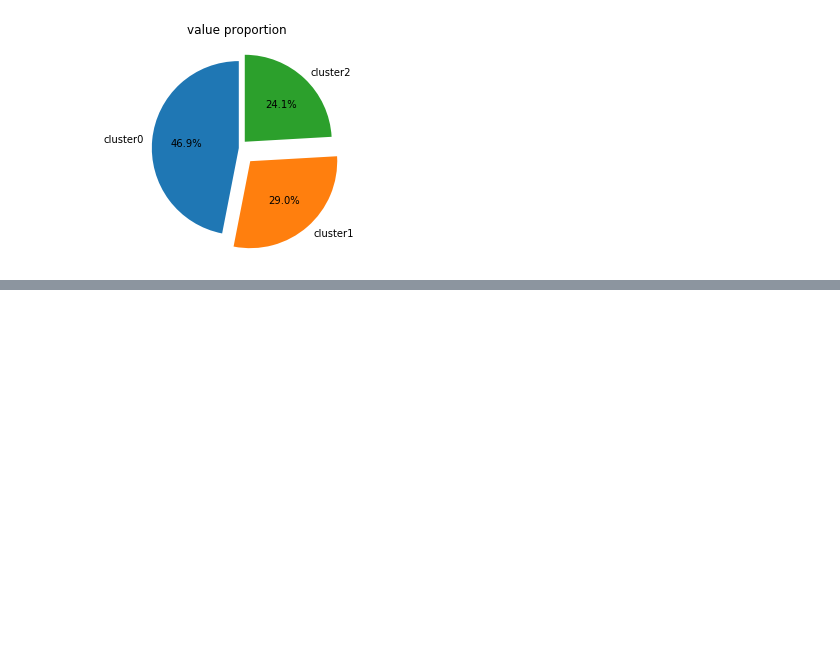
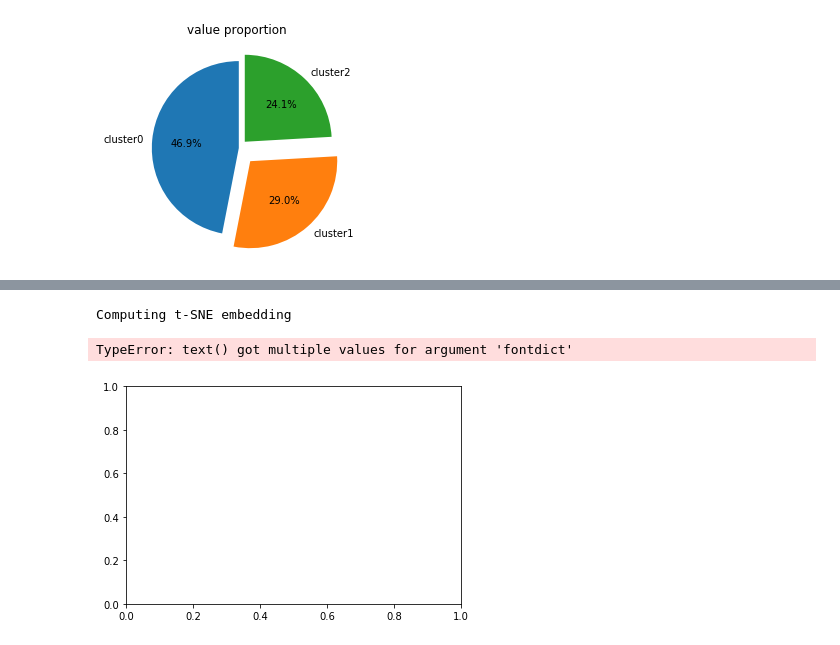
Before and after one commit to greatofdream/bigdata, a Jupyter notebook: Untitled.ipynb, the cells around one changed output, grey strips where cells are left out. Cells and saved outputs as stored; diff of their text form; code cells hidden in the pictures; blank space fills up the shorter version.

```diff
--- a/Untitled.ipynb
+++ b/Untitled.ipynb
@@ -305,0 +334,21 @@ Text(0.5, 1.0, 'value proportion ')
+# %%
+def plot3_embedding(X, title=None):
+    x_min, x_max = np.min(X, 0),np.max(X, 0)
+    X=(X -x_min)/(x_max - x_min)
+    plt.figure()
+    ax = plt.subplot(111)
+    for i in range(X.shape[0]):
+        plt.scatter(X[i, 0], X[i, 1],X[i,2], c=plt.cm.Set1(y/3))
+    plt.xticks([]), plt.yticks([]), plt.zticks([])
+    if title is not None:
+        plt.title(title)
+print("Computing t-SNE embedding")
+
+tsne3 = manifold.TSNE(n_components=3, init='pca', random_state=0)
+t0 = time()
+X_tsne3 = tsne3.fit_transform(X)
+plot3_embedding(X_tsne3, "t-SNE_embedding of RFM(time:{:.2f}".format(time()-t0))
+# %% [output]
+Computing t-SNE embedding
+TypeError: text() got multiple values for argument 'fontdict'
+[figure, added]
```
Also changed, not shown: parts of 23 cells of this notebook, 18 other files.
